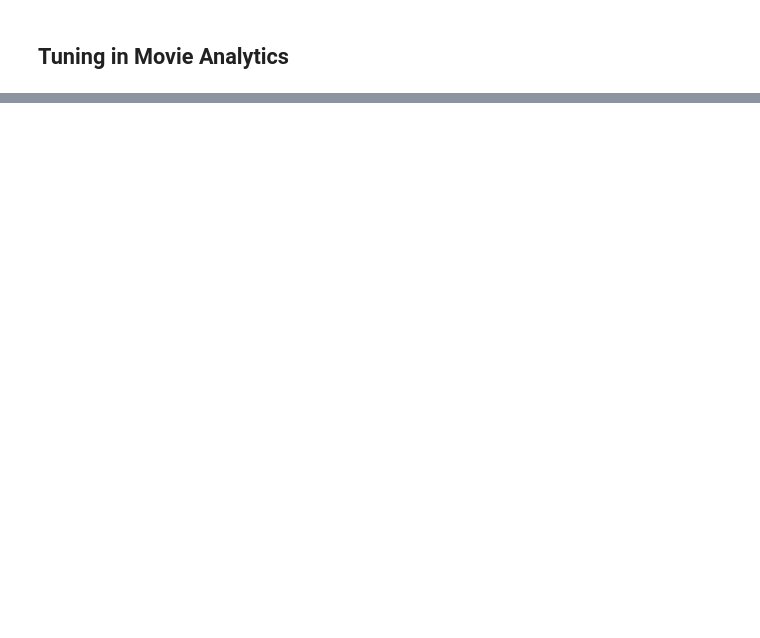
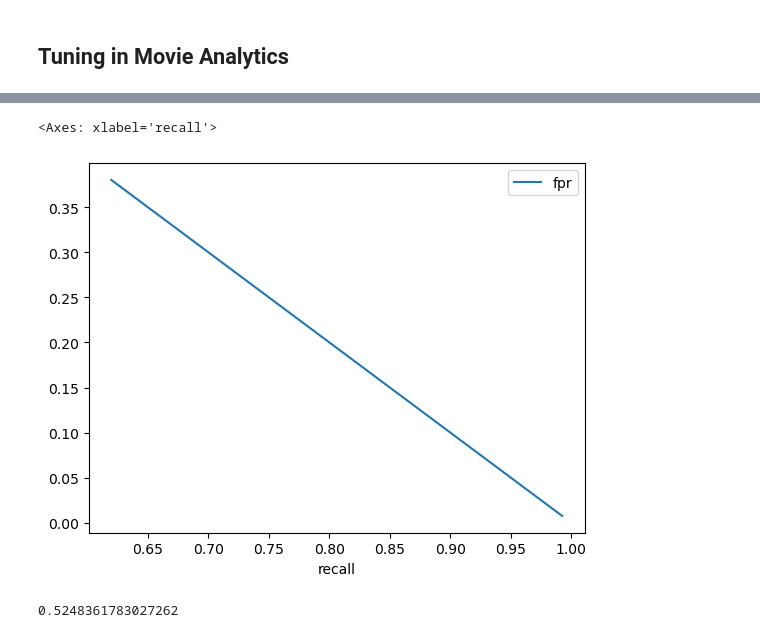
Before and after one commit to TurmaeUrsorum/Data_Science, a Jupyter notebook: 18. Tuning in Movie Analytics/HP_tuning.ipynb, the cells around one changed output, grey strips where cells are left out. Drawn from its saved outputs; the diff is of its cells as text; code cells hidden in the pictures; blank space fills up the shorter version.

```diff
--- a/18. Tuning in Movie Analytics/HP_tuning.ipynb
+++ b/18. Tuning in Movie Analytics/HP_tuning.ipynb
@@ -1023,0 +1066,2 @@ recall score  0.9771863117870723
+# %%
+clf.fit(X_train_scaled, y_train)
@@ -1023,0 +1171,11 @@ recall score  0.9771863117870723
+# %%
+recall = []
+precision = []
+f1 = []
+accuracy = []
+for i in range(1, 11):
+    y_best_knn_proba = clf.predict_proba(X_test_scaled)[:, 1]
+    recall.append(recall_score(y_test, y_best_knn_proba >= i/10))
+    precision.append(precision_score(y_test, y_best_knn_proba >= i/10))
+    f1.append(f1_score(y_test, y_best_knn_proba >= i/10))
+    accuracy.append(accuracy_score(y_test, y_best_knn_proba >= i/10))
@@ -1023,0 +1195,20 @@ recall score  0.9771863117870723
+# %%
+metrics = pd.DataFrame({
+    "recall": recall,
+    "precision": precision,
+    "f1": f1,
+    "accuracy": accuracy
+})
+# %%
+metrics["fpr"] = 1 - metrics["recall"]
+# %%
+metrics.plot(x="recall", y="fpr")
+# %% [output]
+<Axes: xlabel='recall'>
+[figure, added]
+# %%
+from sklearn.metrics import roc_auc_score
+
+roc_auc_score(y_test, y_best_knn_proba)
+# %% [output]
+0.5248361783027262
```
Also changed, not shown: parts of 22 cells of this notebook.
